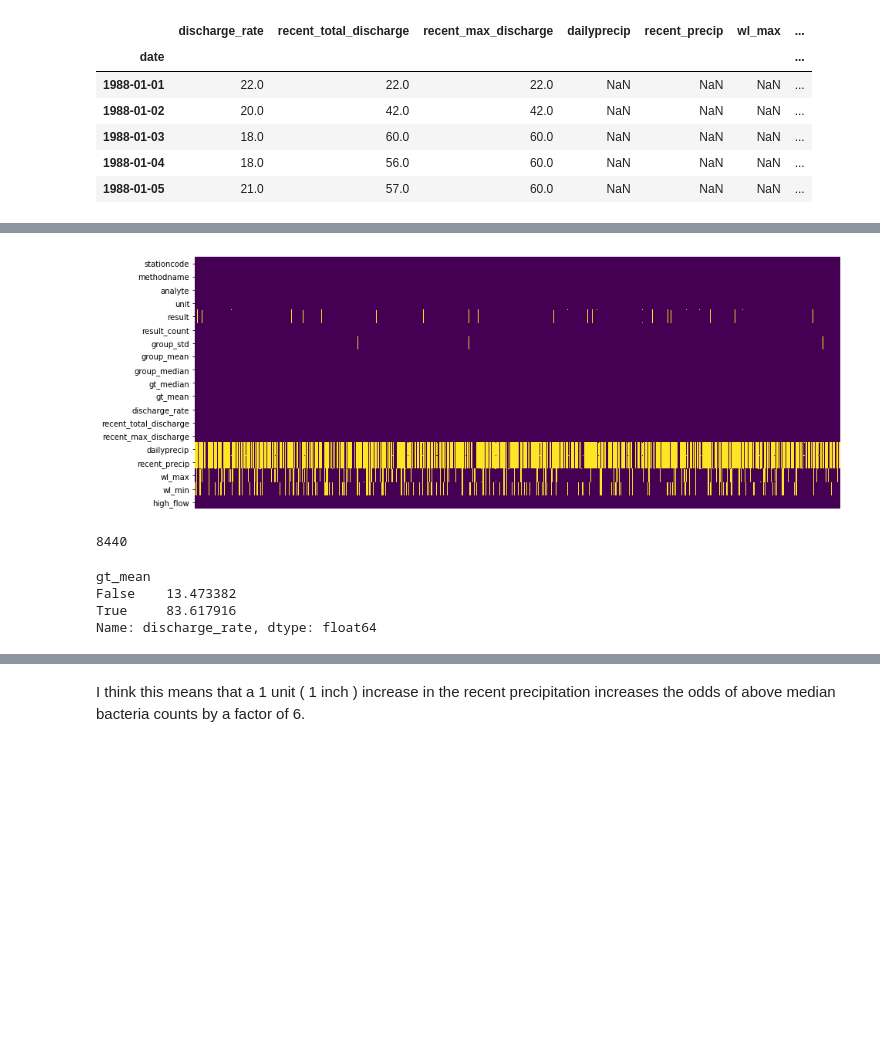
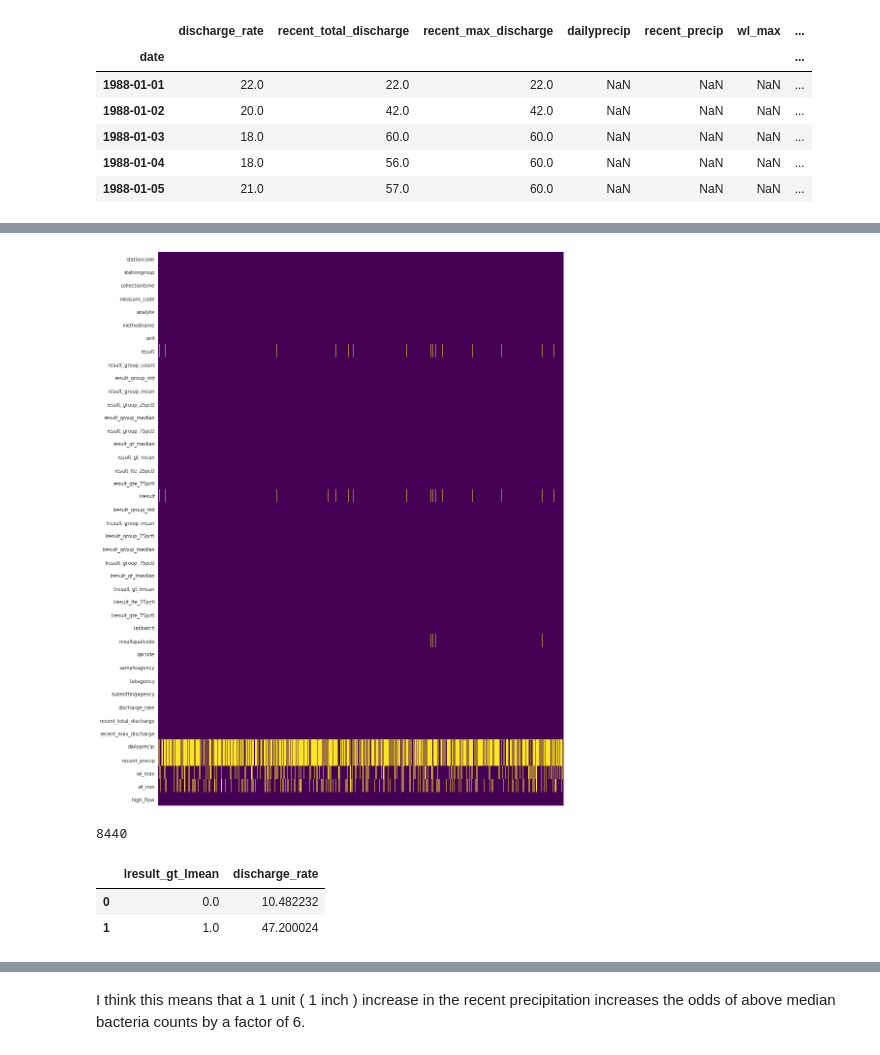
Before and after one commit to san-diego-water-quality/ericbusboom, a Jupyter notebook: Beachwatch Logistic.ipynb, the cells around one changed output, grey strips where cells are left out. Cells and saved outputs as stored; diff of their text form; code cells hidden in the pictures; blank space fills up the shorter version.

```diff
--- a/Beachwatch Logistic.ipynb
+++ b/Beachwatch Logistic.ipynb
@@ -61,0 +11,8 @@ dfc.head()
+# %%
+import metapack as mp
+pkg = mp.open_package('http://library.metatab.org/sandiegodata.org-beachwatch-4.zip')
+beachwatch =    pkg.resource('beachwatch').read_csv(parse_dates=True)
+measure_codes = pkg.resource('measure_codes').read_csv(parse_dates=True)
+stations =      pkg.resource('stations').read_csv(parse_dates=True)
+
+beachwatch.head()
@@ -113,7 +65,6 @@ trr.loc['2007':'2008'].recent_precip.plot()
 # %%
-dfc_env = dfc.set_index('sampledate').join(trr)
-dfc_env['high_flow'] =  (dfc_env.recent_total_discharge > dfc_env.recent_total_discharge.median()).astype(int)
-
-
-dfc_env.head()
+bw_env = beachwatch.set_index('sampledate').join(trr)
+bw_env['high_flow'] =  (bw_env.recent_total_discharge > bw_env.recent_total_discharge.median()).astype(int)
+bw_env['ldischarge_rate'] = np.log(bw_env.discharge_rate)
+bw_env.head()
 # %% [output]
@@ -126,6 +78,6 @@ dfc_env.head()
 # %%
-fig, ax = plt.subplots(figsize=(15,.5*len(dfc.columns)))
-sns.heatmap(dfc_env.sample(10000).isnull().T,cbar=False,xticklabels=False,cmap = 'viridis', ax=ax );
+fig, ax = plt.subplots(figsize=(15,.5*len(bw_env.columns)))
+sns.heatmap(bw_env.sample(10000).isnull().T,cbar=False,xticklabels=False,cmap = 'viridis', ax=ax );
 # %% [output]
-[figure, old version]
+[figure, new version]
 # %%
@@ -133,9 +85,8 @@ sum(dfc_env.recent_precip > 0.0)
 # %% [output]
 8440
 # %%
-dfc_env.groupby('gt_mean').mean().discharge_rate
+bw_env.groupby('lresult_gt_lmean').mean().discharge_rate.reset_index()
 # %% [output]
-gt_mean
-False    13.473382
-True     83.617916
-Name: discharge_rate, dtype: float64
+|  | lresult_gt_lmean | discharge_rate |
+| 0 | 0.0 | 10.482232 |
+| 1 | 1.0 | 47.200024 |
```
Also changed, not shown: parts of 30 cells of this notebook, 3 other files.
